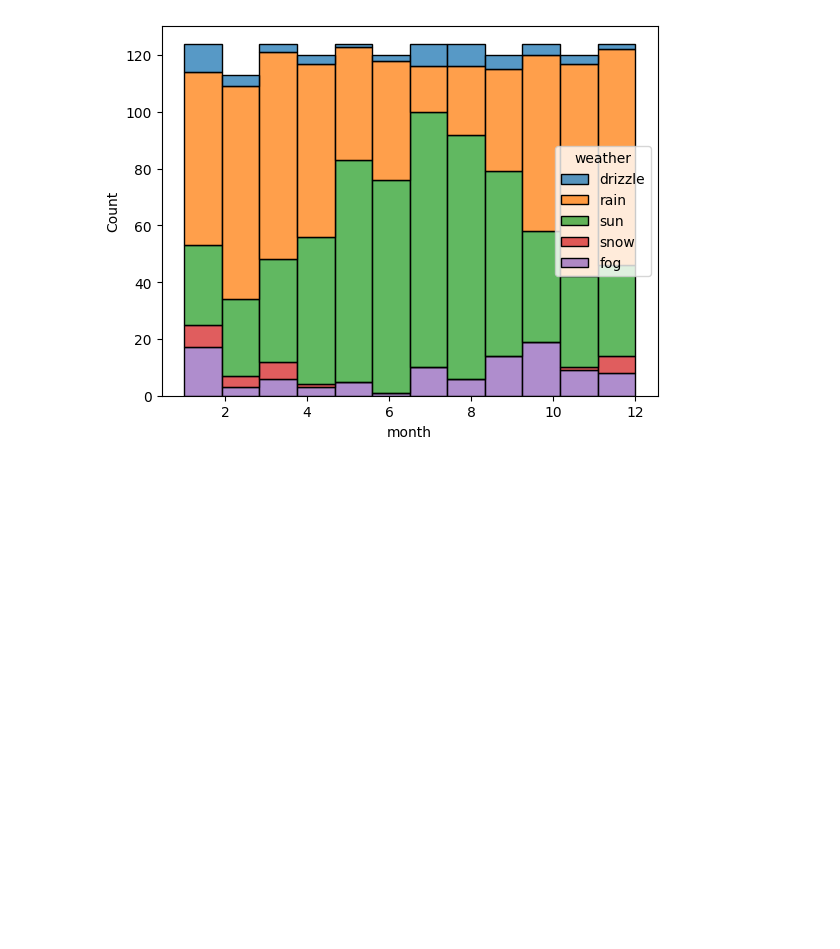
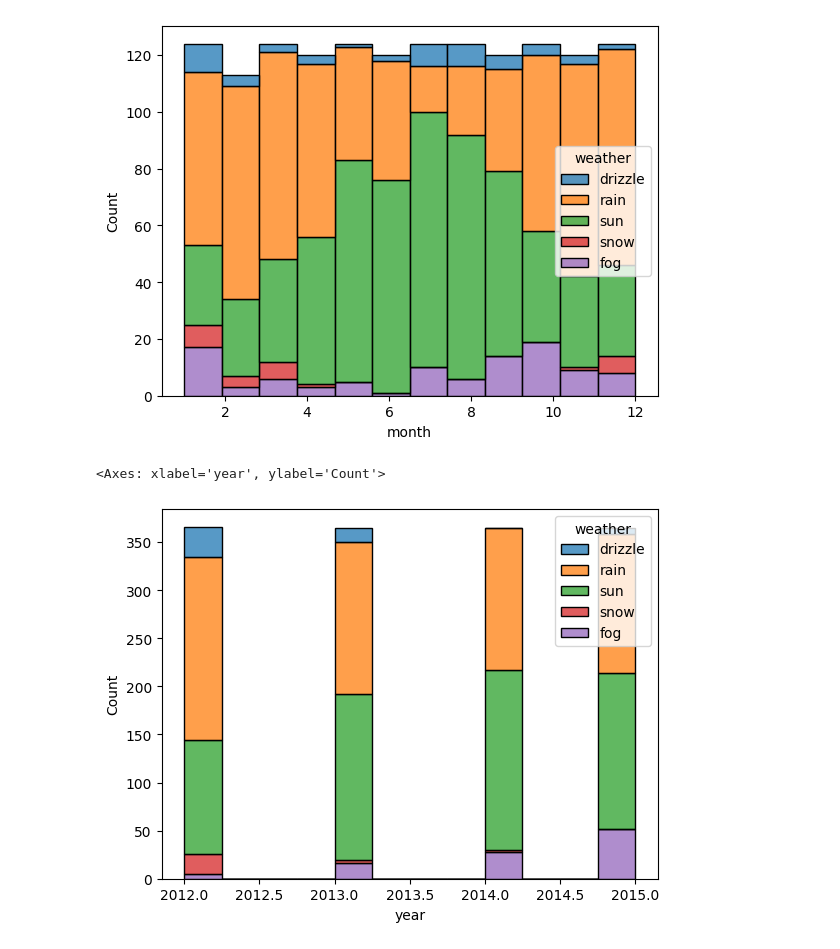
Before and after one commit to Inezariane/EDA--Exploratory-Data-Analysis-, a Jupyter notebook: explore_dataset.ipynb, the cells around one changed output. Cells and saved outputs as stored; diff of their text form; code cells hidden in the pictures; blank space fills up the shorter version.

```diff
--- a/explore_dataset.ipynb
+++ b/explore_dataset.ipynb
@@ -67,3 +69,12 @@ sns.histplot(data=df, x='month', hue='weather', multiple='stack', bins=12)
 # %% [output]
 <Axes: xlabel='month', ylabel='Count'>
 [figure]
+# %%
+# We can also check the distribution of weather by year.
+df['year'] = pd.to_datetime(df['date']).dt.year
+sns.histplot(data=df, x='year', hue='weather', multiple='stack', bins=12)
+
+# This technique can be used to know the coldest year, the hottest year, the driest year, and the wettest year in a span of years.
+# %% [output]
+<Axes: xlabel='year', ylabel='Count'>
+[figure, added]
```
Also changed, not shown: parts of 1 cell of this notebook.
